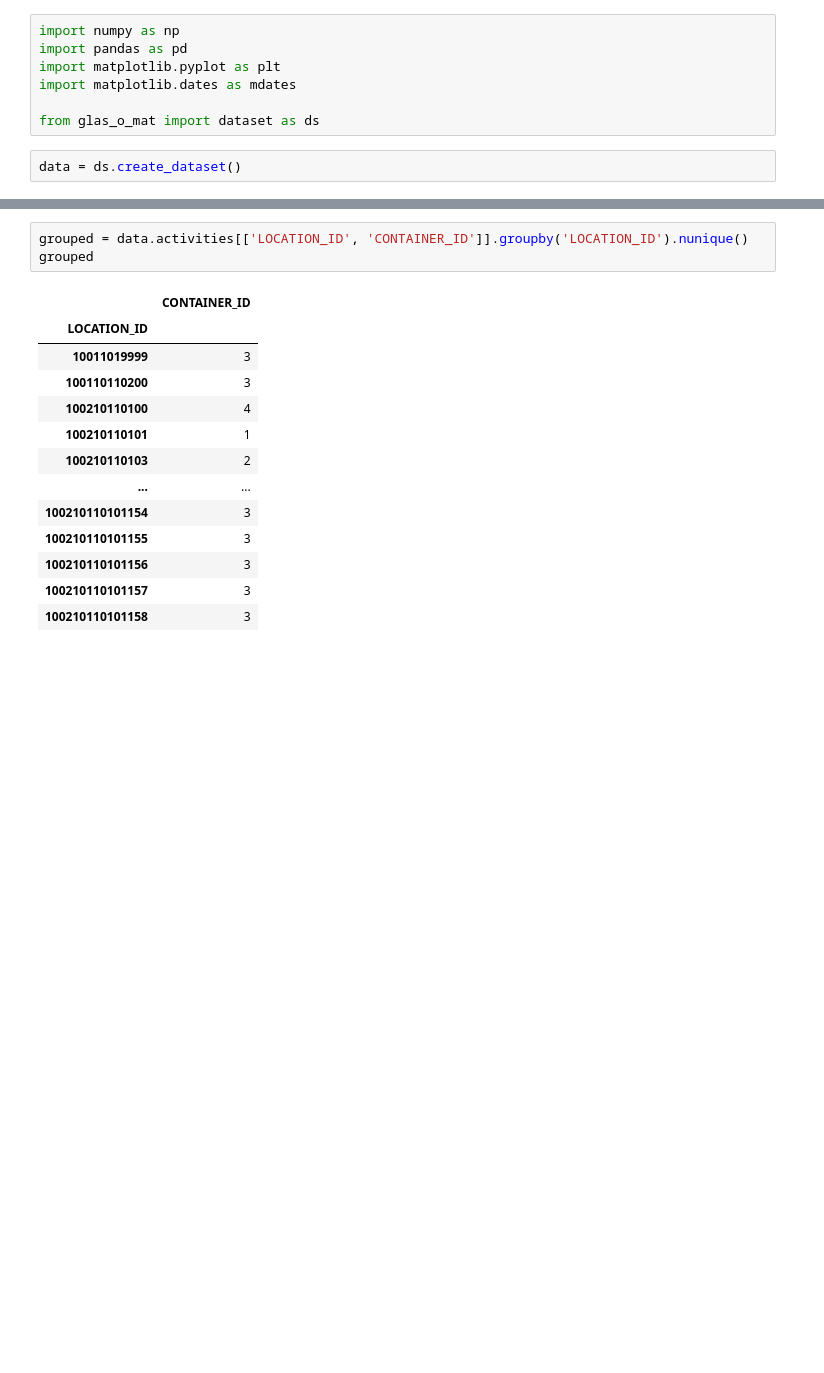
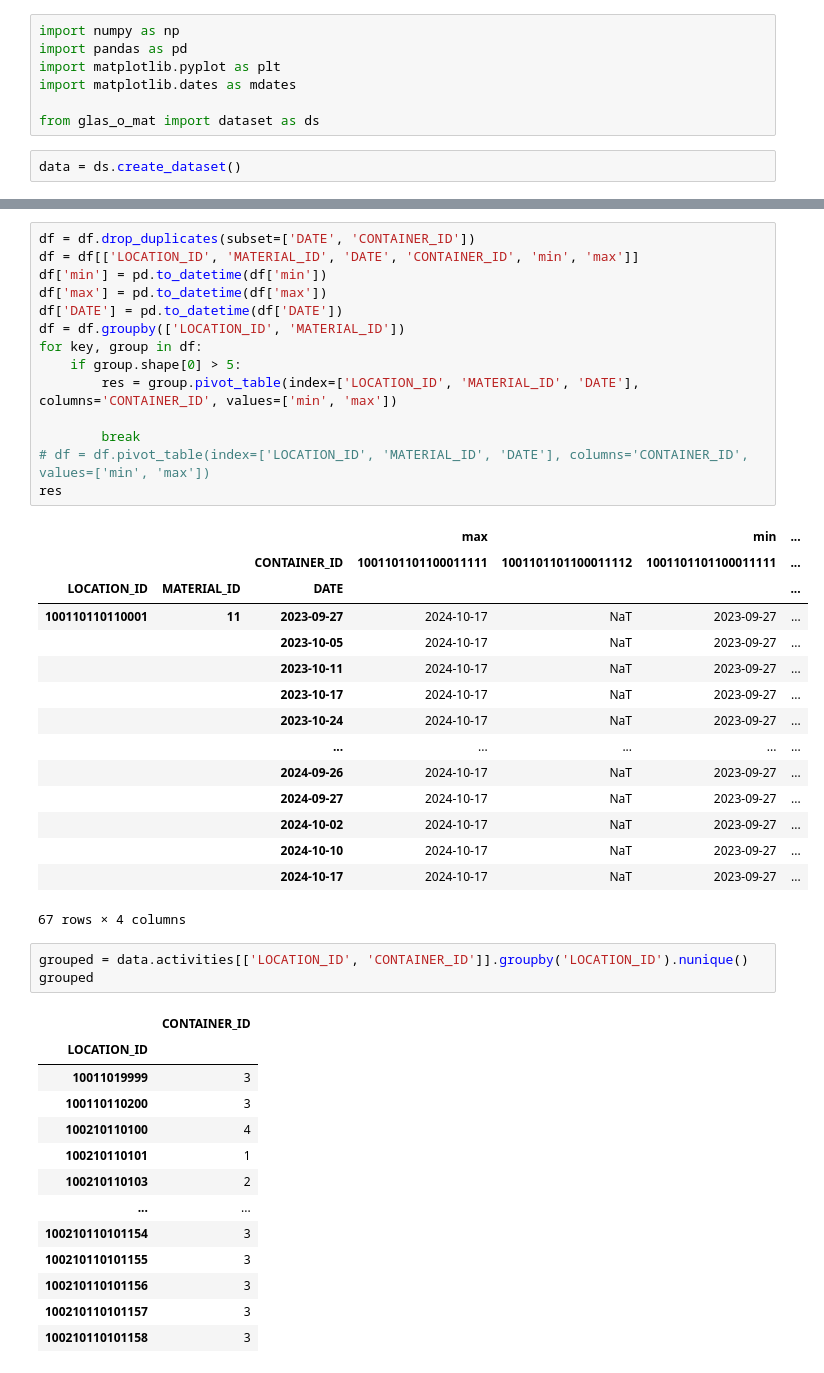
Before and after one commit to acul021/glas-o-mat, a Jupyter notebook: notebooks/counter_count_playground.ipynb, the cells around one changed output, grey strips where cells are left out. Cells and saved outputs as stored; diff of their text form; blank space fills up the shorter version.

```diff
--- a/notebooks/counter_count_playground.ipynb
+++ b/notebooks/counter_count_playground.ipynb
@@ -26,3 +128,33 @@ data.activities
+# %%
+df = df.drop_duplicates(subset=['DATE', 'CONTAINER_ID'])
+df = df[['LOCATION_ID', 'MATERIAL_ID', 'DATE', 'CONTAINER_ID', 'min', 'max']]
+df['min'] = pd.to_datetime(df['min'])
+df['max'] = pd.to_datetime(df['max'])
+df['DATE'] = pd.to_datetime(df['DATE'])
+df = df.groupby(['LOCATION_ID', 'MATERIAL_ID'])
+for key, group in df:
+    if group.shape[0] > 5:
+        res = group.pivot_table(index=['LOCATION_ID', 'MATERIAL_ID', 'DATE'], columns='CONTAINER_ID', values=['min', 'max'])
+
+        break
+# df = df.pivot_table(index=['LOCATION_ID', 'MATERIAL_ID', 'DATE'], columns='CONTAINER_ID', values=['min', 'max'])
+res
+# %% [output]
+|  |  |  | max |  | min | ... |
+|  |  | CONTAINER_ID | 1001101101100011111 | 1001101101100011112 | 1001101101100011111 | ... |
+| LOCATION_ID | MATERIAL_ID | DATE |  |  |  | ... |
+| 100110110110001 | 11 | 2023-09-27 | 2024-10-17 | NaT | 2023-09-27 | ... |
+|  |  | 2023-10-05 | 2024-10-17 | NaT | 2023-09-27 | ... |
+|  |  | 2023-10-11 | 2024-10-17 | NaT | 2023-09-27 | ... |
+|  |  | 2023-10-17 | 2024-10-17 | NaT | 2023-09-27 | ... |
+|  |  | 2023-10-24 | 2024-10-17 | NaT | 2023-09-27 | ... |
+|  |  | ... | ... | ... | ... | ... |
+|  |  | 2024-09-26 | 2024-10-17 | NaT | 2023-09-27 | ... |
+|  |  | 2024-09-27 | 2024-10-17 | NaT | 2023-09-27 | ... |
+|  |  | 2024-10-02 | 2024-10-17 | NaT | 2023-09-27 | ... |
+|  |  | 2024-10-10 | 2024-10-17 | NaT | 2023-09-27 | ... |
+|  |  | 2024-10-17 | 2024-10-17 | NaT | 2023-09-27 | ... |
+67 rows × 4 columns
 # %%
 grouped = data.activities[['LOCATION_ID', 'CONTAINER_ID']].groupby('LOCATION_ID').nunique()
 grouped
```
Also changed, not shown: parts of 9 cells of this notebook.
